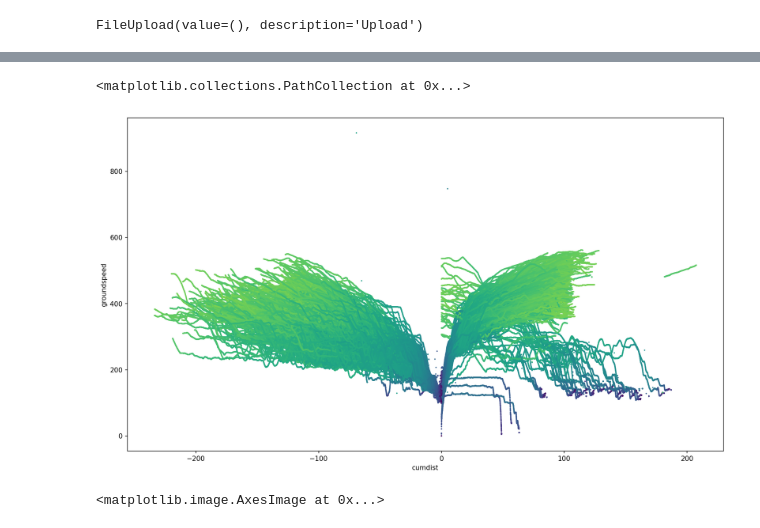
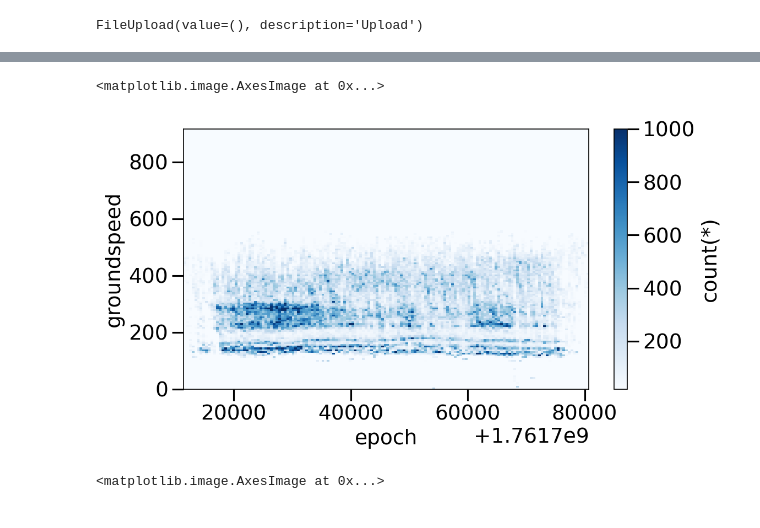
Before and after one commit to spacewolfXfr/DFP_Ui, a Jupyter notebook: data_analysis/speed_analysis.ipynb, the cells around one changed output, grey strips where cells are left out. Cells and saved outputs as stored; diff of their text form; code cells hidden in the pictures.

```diff
--- a/data_analysis/speed_analysis.ipynb
+++ b/data_analysis/speed_analysis.ipynb
@@ -80,10 +87,12 @@ vdf
 | 1,961,076 | Timestamp('2025-10-29 12:17:57+00... | c079ce | 51.46495056152344 | -0.43099068306588606 | 147.0 | 269.61023880468196 | -768.0 | WJA2 | np.False_ | ... |
 | 1,961,077 | Timestamp('2025-10-29 12:17:58+00... | c079ce | 51.46495056152344 | -0.43099068306588606 | 147.0 | 269.61023880468196 | -768.0 | WJA2 | np.False_ | ... |
 # %%
-vdf.viz.scatter(vdf.cumdist, vdf.groundspeed,s=1,c_expr=np.log(vdf.altitude),length_check=False)
+#vdf.viz.scatter(vdf.cumdist, vdf.groundspeed,s=1,c_expr=np.log(vdf.altitude),length_check=False)
-# %% [output]
-<matplotlib.collections.PathCollection at 0x...>
-[figure, removed]
+# %%
+vdf.viz.heatmap(vdf.epoch, vdf.groundspeed,limits=['minmax', 'minmax'],shape=150,colormap='Blues',vmin=20,vmax=1000)
+# %% [output]
+<matplotlib.image.AxesImage at 0x...>
+[figure, added]
 # %%
 vdf.viz.heatmap(vdf.cumdist, vdf.altitude,limits=['minmax', [0, 40000]],shape=150,selection=[vdf.landing,~vdf.landing],colormap='Blues',vmin=20,vmax=1000)
 # %% [output]
```
Also changed, not shown: parts of 7 cells of this notebook, 2 other files.
